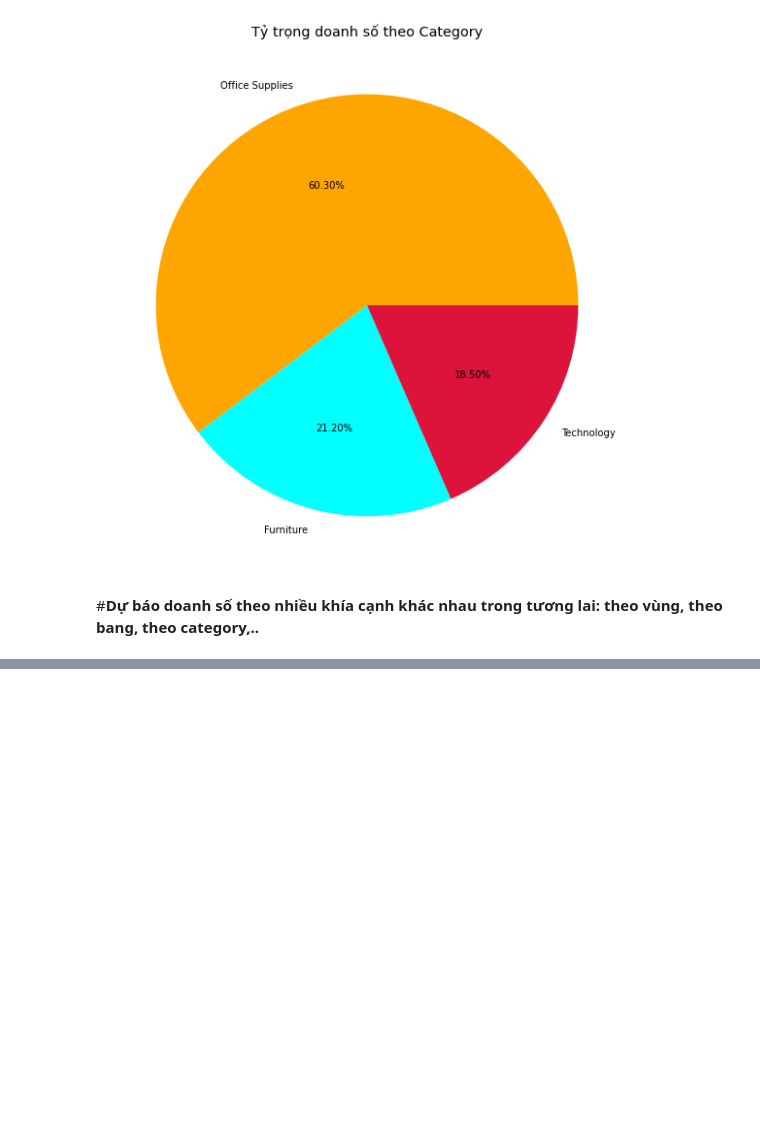
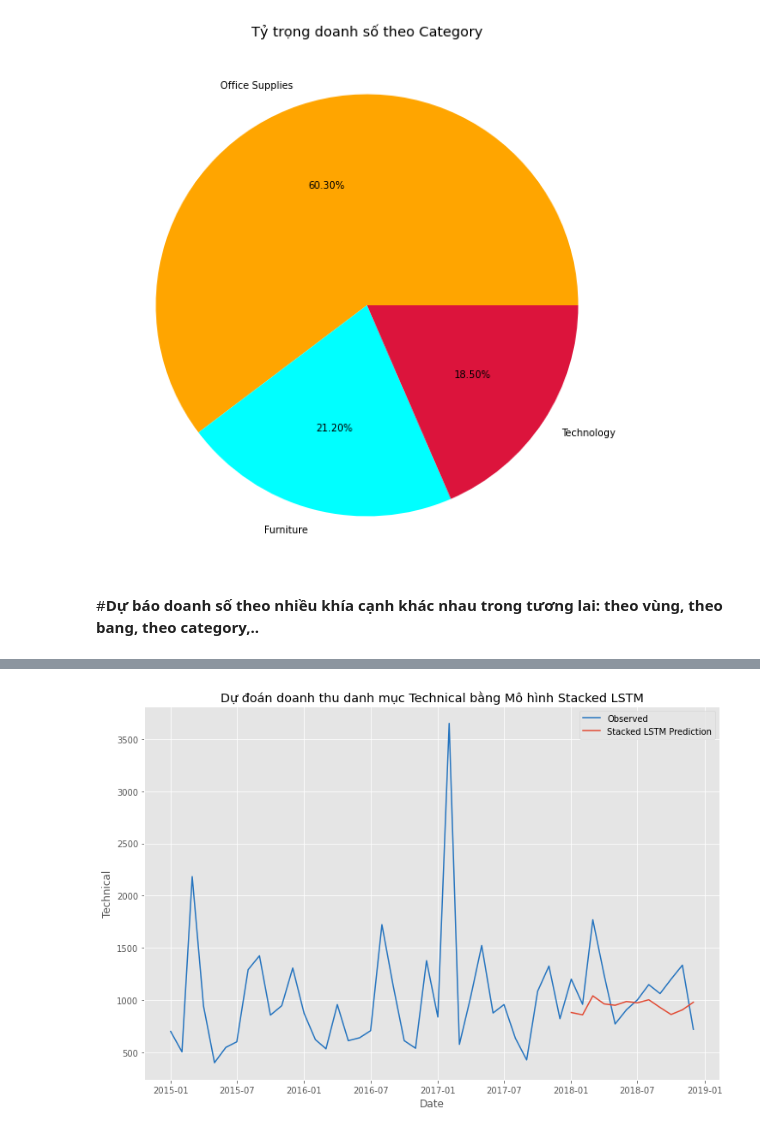
Before and after one commit to Quang-Nguyen-Van/MSE-PYTHON, a Jupyter notebook: Assignment.ipynb, the cells around one changed output, grey strips where cells are left out. Saved outputs shown, nothing was run; the diff lists cells and outputs as text; code cells hidden in the pictures; blank space fills up the shorter version.

```diff
--- a/Assignment.ipynb
+++ b/Assignment.ipynb
@@ -535,0 +645,7 @@ plt.show()
+# %%
+pred_stacked = train_model_and_predict_by_stacked_ltsm(train_tech, df_tech, n=3, weight_name='trained_model_spacked_ltsm_technical')
+# %%
+show_predic_result(pred_stacked, df_tech, title='Dự đoán doanh thu danh mục Technical bằng Mô hình Stacked LSTM',
+                   predict_label='Stacked LSTM Prediction', xlabel ='Date', ylable='Technical')
+# %% [output]
+[figure, added]
```
Also changed, not shown: parts of 27 cells of this notebook.
